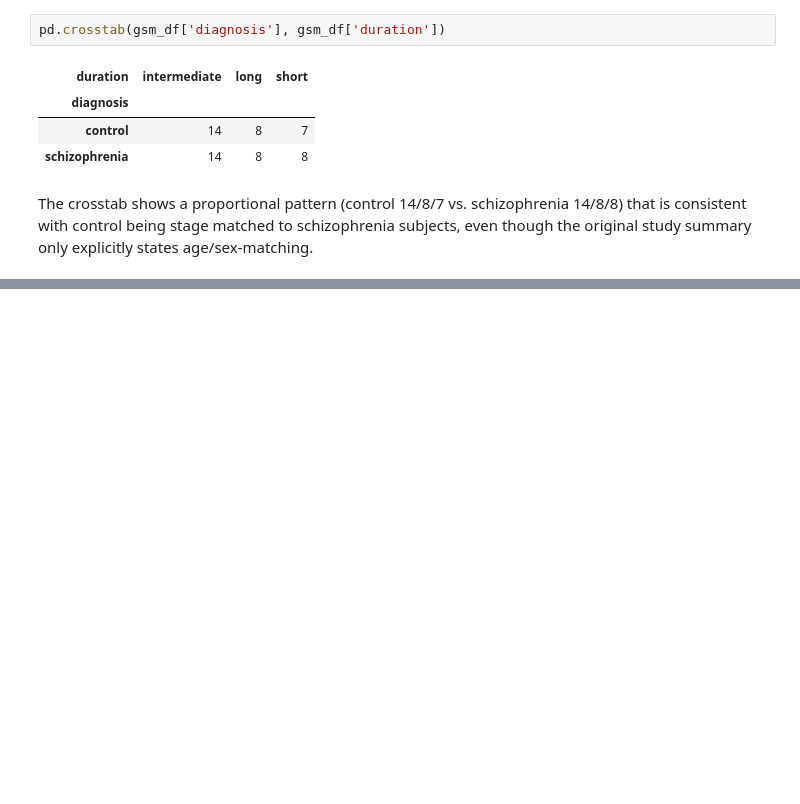
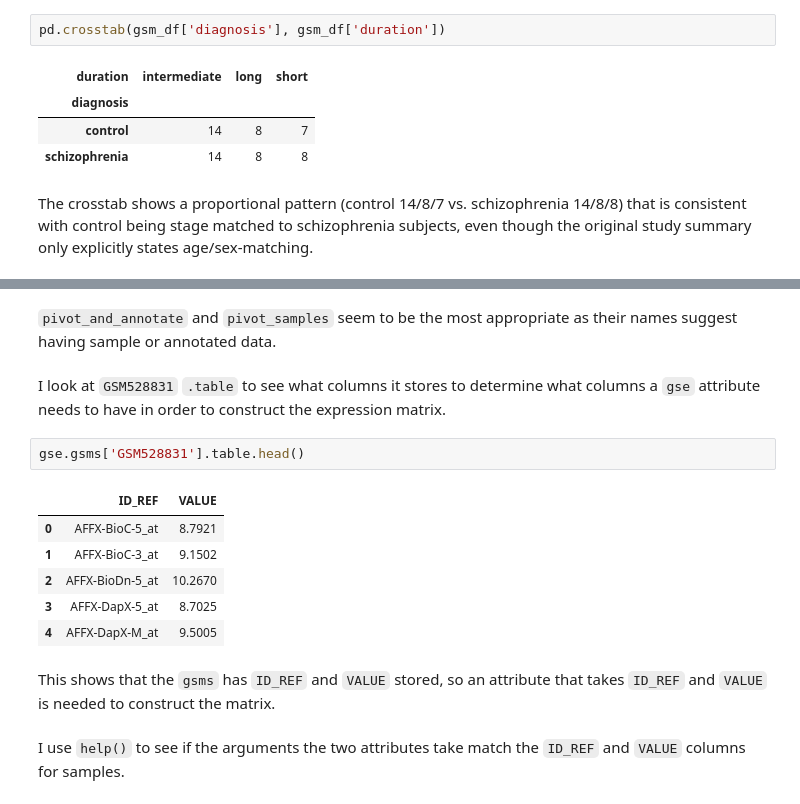
Before and after one commit to joshuasim/schizophrenia-pathway-classifier, a Jupyter notebook: notebooks/01_eda.ipynb, the cells around one changed output, grey strips where cells are left out. Drawn from its saved outputs; the diff is of its cells as text; blank space fills up the shorter version.

```diff
--- a/notebooks/01_eda.ipynb
+++ b/notebooks/01_eda.ipynb
@@ -149,0 +174,17 @@ The crosstab shows a proportional pattern (control 14/8/7 vs. schizophrenia 14/8
+# %% [markdown]
+`pivot_and_annotate` and `pivot_samples` seem to be the most appropriate as their names suggest having sample or annotated data.
+# %% [markdown]
+I look at `GSM528831` `.table` to see what columns it stores to determine what columns a `gse` attribute needs to have in order to construct the expression matrix.
+# %%
+gse.gsms['GSM528831'].table.head()
+# %% [output]
+|  | ID_REF | VALUE |
+| 0 | AFFX-BioC-5_at | 8.7921 |
+| 1 | AFFX-BioC-3_at | 9.1502 |
+| 2 | AFFX-BioDn-5_at | 10.2670 |
+| 3 | AFFX-DapX-5_at | 8.7025 |
+| 4 | AFFX-DapX-M_at | 9.5005 |
+# %% [markdown]
+This shows that the `gsms` has `ID_REF` and `VALUE` stored, so an attribute that takes `ID_REF` and `VALUE` is needed to construct the matrix.
+# %% [markdown]
+I use `help()` to see if the arguments the two attributes take match the `ID_REF` and `VALUE` columns for samples.
```
Also changed, not shown: parts of 16 cells of this notebook.
